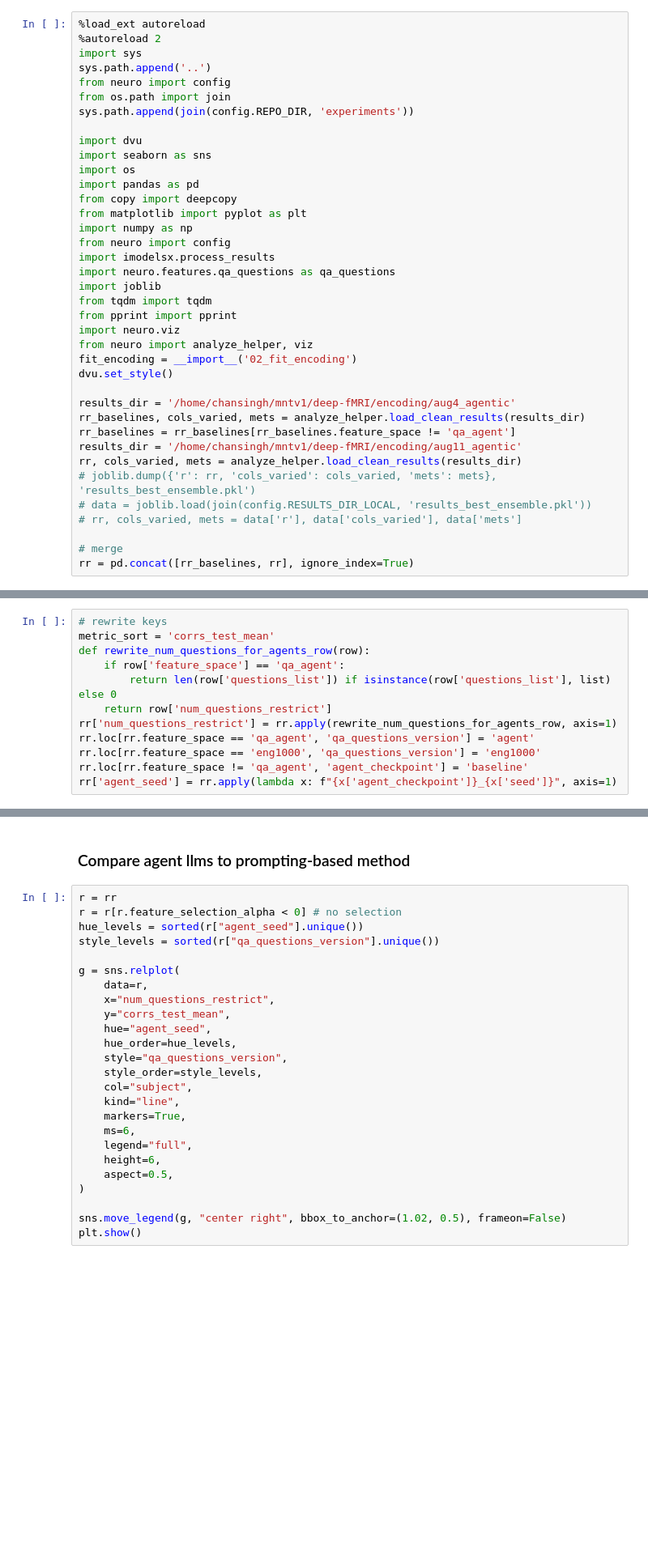
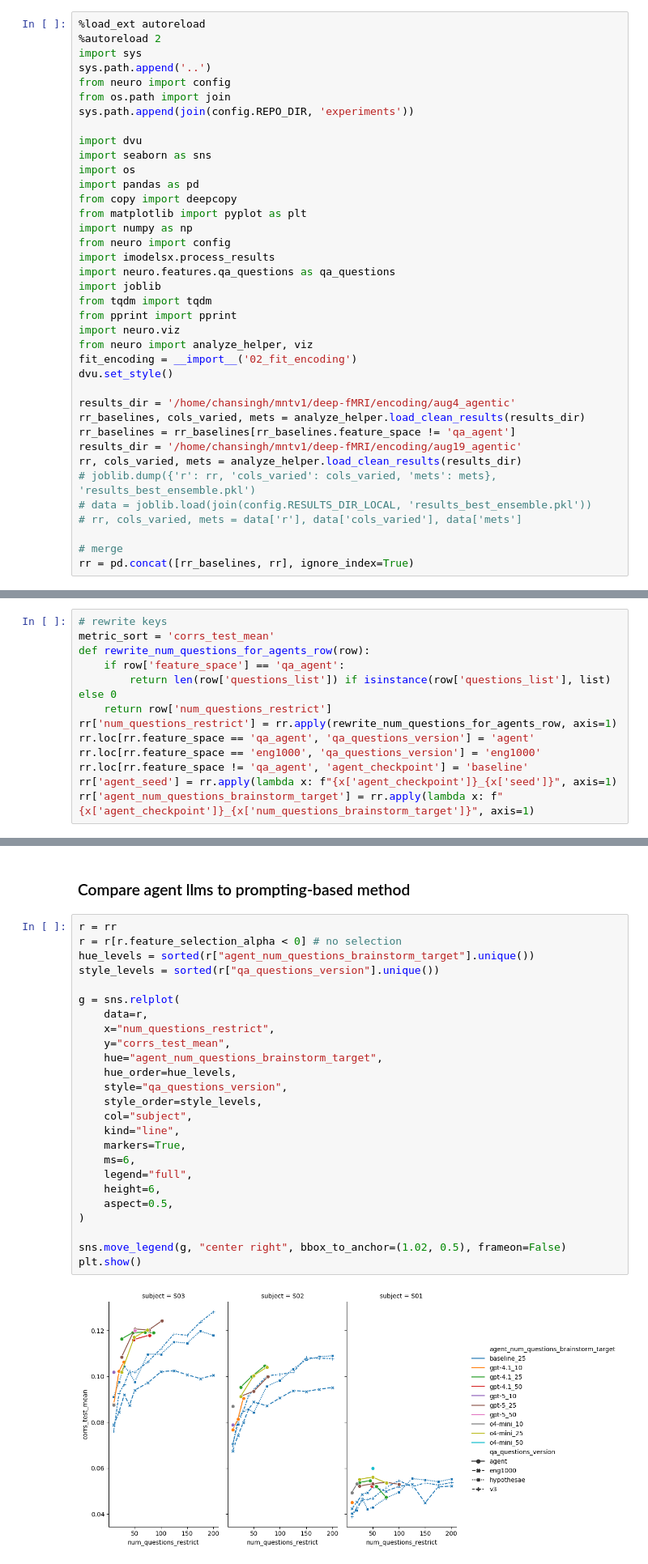
Before and after one commit to microsoft/automated-brain-explanations, a Jupyter notebook: notebooks/7_qa_agent/01_agentic_path.ipynb, the cells around one changed output, grey strips where cells are left out. Shown at 81% size. Cells and saved outputs as stored; diff of their text form; blank space fills up the shorter version.

```diff
--- a/notebooks/7_qa_agent/01_agentic_path.ipynb
+++ b/notebooks/7_qa_agent/01_agentic_path.ipynb
@@ -28,7 +28,7 @@ dvu.set_style()
 results_dir = '/home/chansingh/mntv1/deep-fMRI/encoding/aug4_agentic'
 rr_baselines, cols_varied, mets = analyze_helper.load_clean_results(results_dir)
 rr_baselines = rr_baselines[rr_baselines.feature_space != 'qa_agent']
-results_dir = '/home/chansingh/mntv1/deep-fMRI/encoding/aug11_agentic'
+results_dir = '/home/chansingh/mntv1/deep-fMRI/encoding/aug19_agentic'
 rr, cols_varied, mets = analyze_helper.load_clean_results(results_dir)
 # joblib.dump({'r': rr, 'cols_varied': cols_varied, 'mets': mets}, 'results_best_ensemble.pkl')
 # data = joblib.load(join(config.RESULTS_DIR_LOCAL, 'results_best_ensemble.pkl'))
@@ -48,6 +53,7 @@ rr.loc[rr.feature_space == 'qa_agent', 'qa_questions_version'] = 'agent'
 rr.loc[rr.feature_space == 'eng1000', 'qa_questions_version'] = 'eng1000'
 rr.loc[rr.feature_space != 'qa_agent', 'agent_checkpoint'] = 'baseline'
 rr['agent_seed'] = rr.apply(lambda x: f"{x['agent_checkpoint']}_{x['seed']}", axis=1)
+rr['agent_num_questions_brainstorm_target'] = rr.apply(lambda x: f"{x['agent_checkpoint']}_{x['num_questions_brainstorm_target']}", axis=1)
 # %%
 rr.loc[rr.feature_selection_alpha > 0, 'num_questions_restrict'] = rr.loc[rr.feature_selection_alpha > 0, 'weight_enet_mask_num_nonzero']
 # rr_baselines[rr_baselines.feature_selection_alpha > 0].weight_enet_mask_num_nonzero
@@ -60,25 +66,27 @@ rr.loc[rr.feature_selection_alpha > 0, 'num_questions_restrict'] = rr.loc[rr.fea
 # %%
 r = rr
 r = r[r.feature_selection_alpha < 0] # no selection
-hue_levels = sorted(r["agent_seed"].unique())
+hue_levels = sorted(r["agent_num_questions_brainstorm_target"].unique())
 style_levels = sorted(r["qa_questions_version"].unique())
 
 g = sns.relplot(
     data=r,
     x="num_questions_restrict",
     y="corrs_test_mean",
-    hue="agent_seed",
+    hue="agent_num_questions_brainstorm_target",
     hue_order=hue_levels,
     style="qa_questions_version",
     style_order=style_levels,
     col="subject",
     kind="line",
     markers=True,
     ms=6,
     legend="full",
     height=6,
     aspect=0.5,
 )
 
 sns.move_legend(g, "center right", bbox_to_anchor=(1.02, 0.5), frameon=False)
 plt.show()
+# %% [output]
+[figure, added]
```
Also changed, not shown: parts of 5 cells of this notebook, 2 other files.
